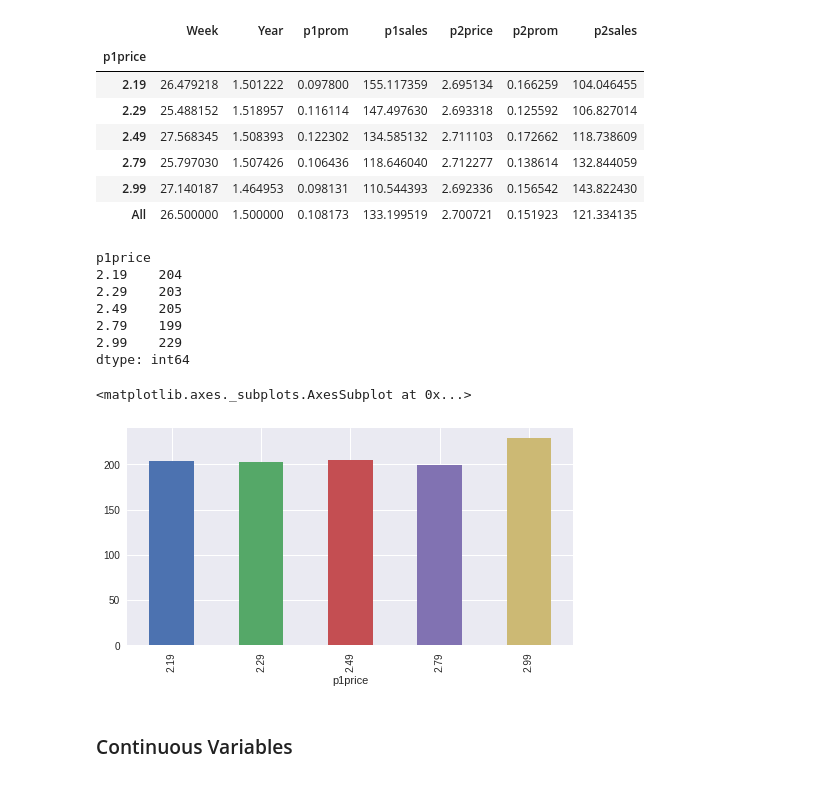
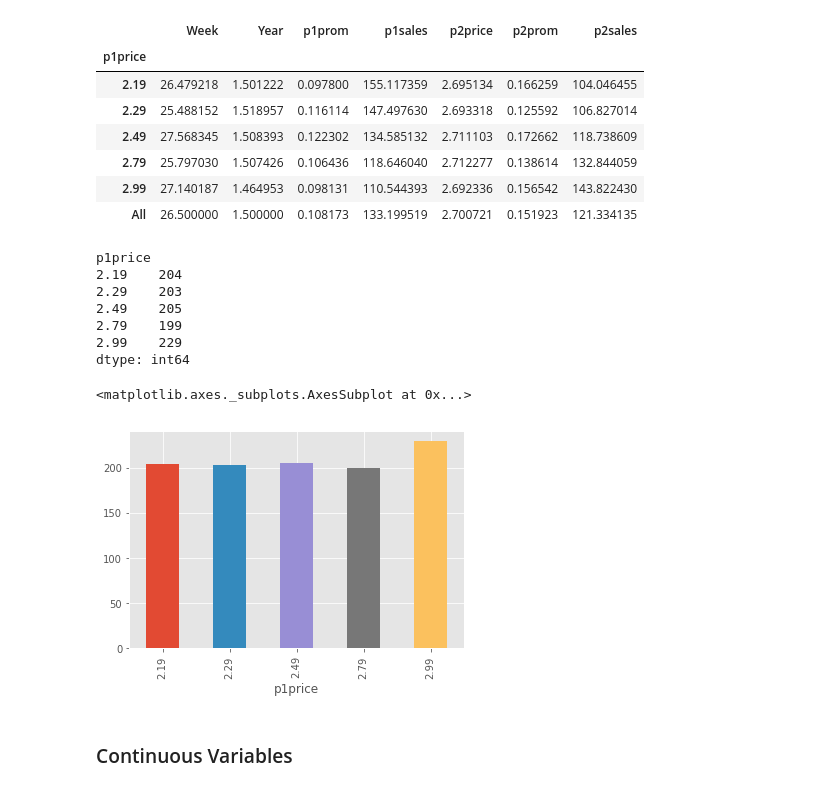
Before and after one commit to dyoung418/pandas-r-for-mktg, a Jupyter notebook: 3_simdata_plotting.ipynb, the cells around one changed output. Drawn from its saved outputs; the diff is of its cells as text; code cells hidden in the pictures.

Commit message:
added some plot types

```diff
--- a/3_simdata_plotting.ipynb
+++ b/3_simdata_plotting.ipynb
@@ -31,10 +31,11 @@ import numpy as np
 import matplotlib as mpl
 import matplotlib.pyplot as plt
 import json
-import seaborn as sb
+import seaborn as sns
+import statsmodels.api as sm # statistical modeling
 
 print(plt.style.available)
-plt.style.use('seaborn')
+plt.style.use('ggplot')
 
 plt.rcParams['figure.figsize'] = 8, 4
 # %% [output]
@@ -565,19 +566,20 @@ dtype: float64
 # %%
 # Graph the counts of each p1price in year 1
 # ... this is the data
-df_store.loc[df_store.Year==1,:].groupby(['p1price']).size()
+price_frequencies = df_store.loc[df_store.Year==1,:].groupby(['p1price']).size()
+price_frequencies
 # ... plot the pandas object
-df_store.loc[df_store.Year==1,:].groupby(['p1price']).size().plot(kind='bar')
+price_frequencies.plot(kind='bar')
 # %% [output]
 p1price
 2.19    204
 2.29    203
 2.49    205
 2.79    199
 2.99    229
 dtype: int64
 <matplotlib.axes._subplots.AxesSubplot at 0x...>
-[figure, old version]
+[figure, new version]
 # %% [markdown]
 ### Continuous Variables
 # %%
```
Also changed, not shown: parts of 15 cells of this notebook.
